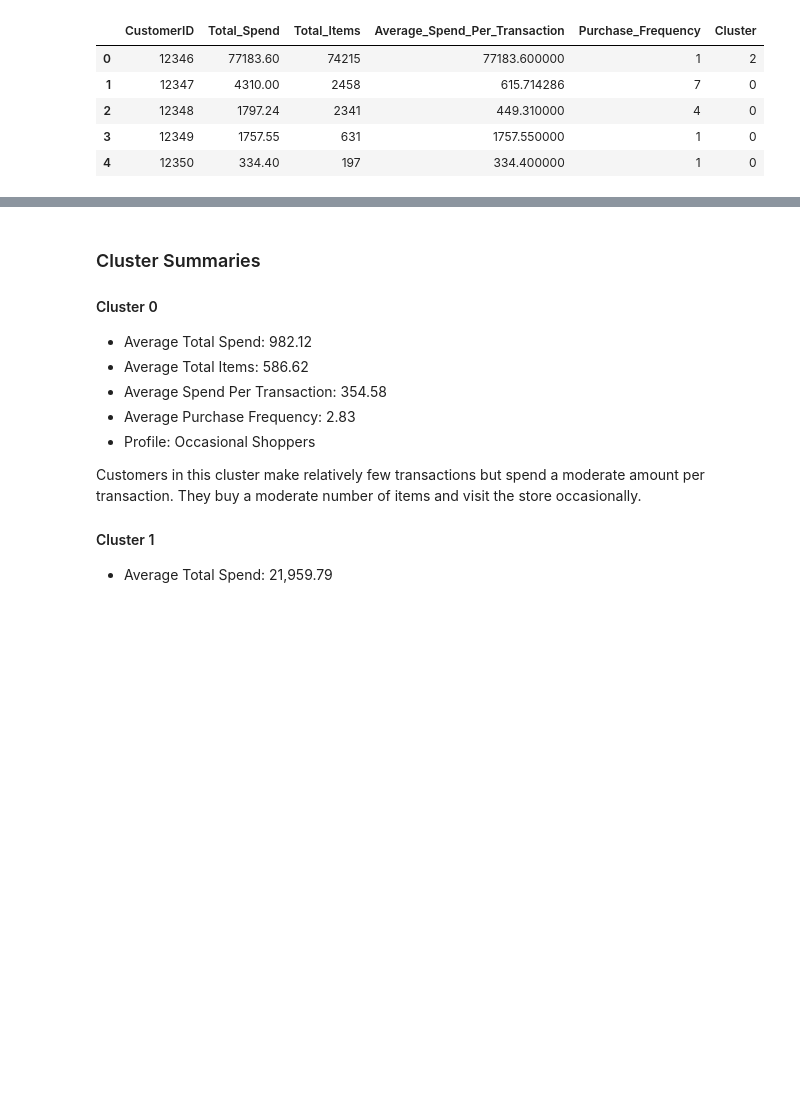
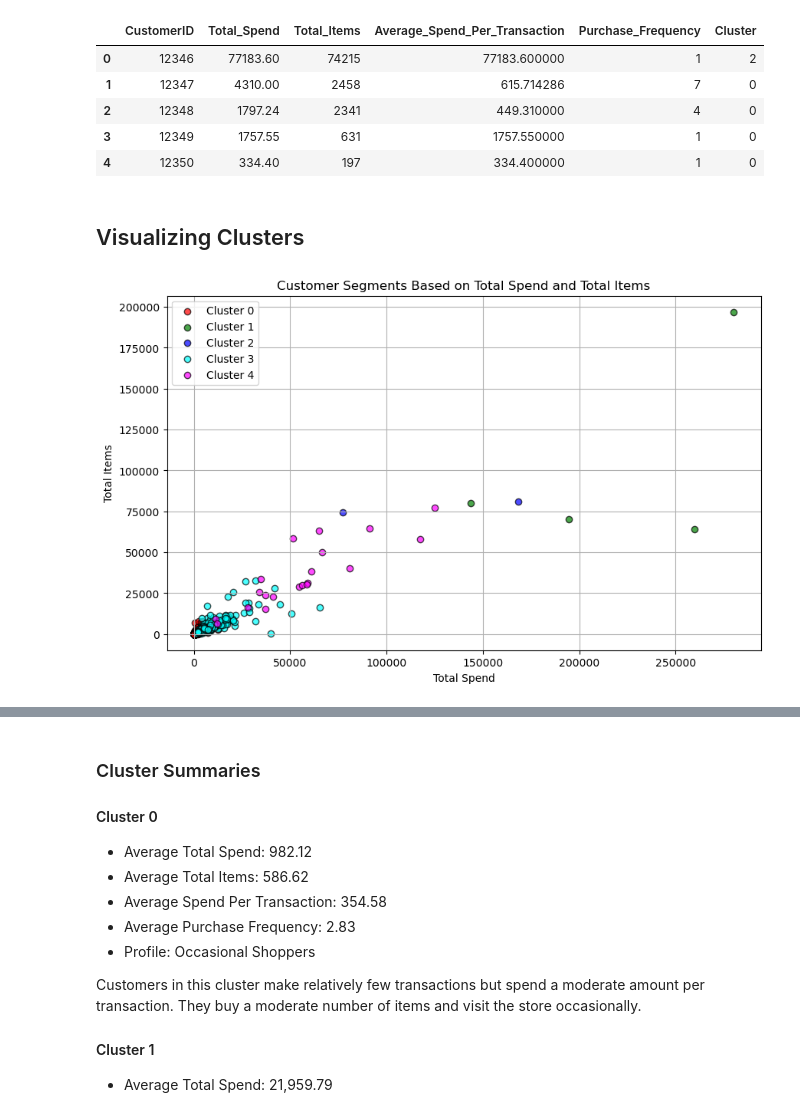
Before and after one commit to hliu528/Customer_Segmentation, a Jupyter notebook: code.ipynb, the cells around one changed output, grey strips where cells are left out. Saved outputs shown, nothing was run; the diff lists cells and outputs as text; code cells hidden in the pictures; blank space fills up the shorter version.

```diff
--- a/code.ipynb
+++ b/code.ipynb
@@ -312,3 +319,22 @@ customer_data.head()
 | 2 | 12348 | 1797.24 | 2341 | 449.310000 | 4 | 0 |
 | 3 | 12349 | 1757.55 | 631 | 1757.550000 | 1 | 0 |
 | 4 | 12350 | 334.40 | 197 | 334.400000 | 1 | 0 |
+# %% [markdown]
+## Visualizing Clusters
+# %%
+# Plotting the clusters
+plt.figure(figsize=(10, 6))
+colors = ['red', 'green', 'blue', 'cyan', 'magenta']
+for i in range(5):
+    x = customer_data[customer_data['Cluster'] == i]['Total_Spend']
+    y = customer_data[customer_data['Cluster'] == i]['Total_Items']
+    plt.scatter(x, y, color=colors[i], label=f'Cluster {i}', alpha=0.7, edgecolors='k')
+
+plt.title('Customer Segments Based on Total Spend and Total Items')
+plt.xlabel('Total Spend')
+plt.ylabel('Total Items')
+plt.legend()
+plt.grid(True)
+plt.show()
+# %% [output]
+[figure, added]
```
Also changed, not shown: parts of 7 cells of this notebook.
